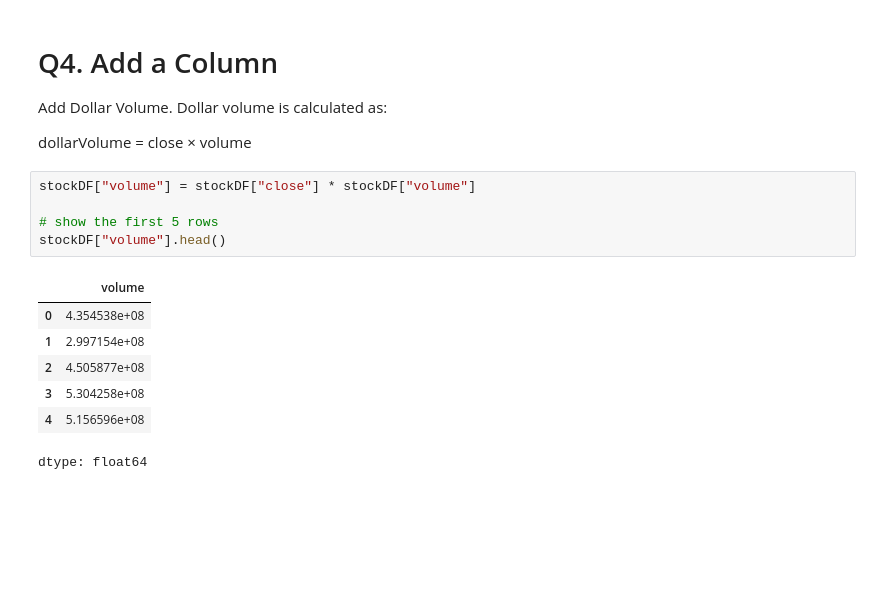
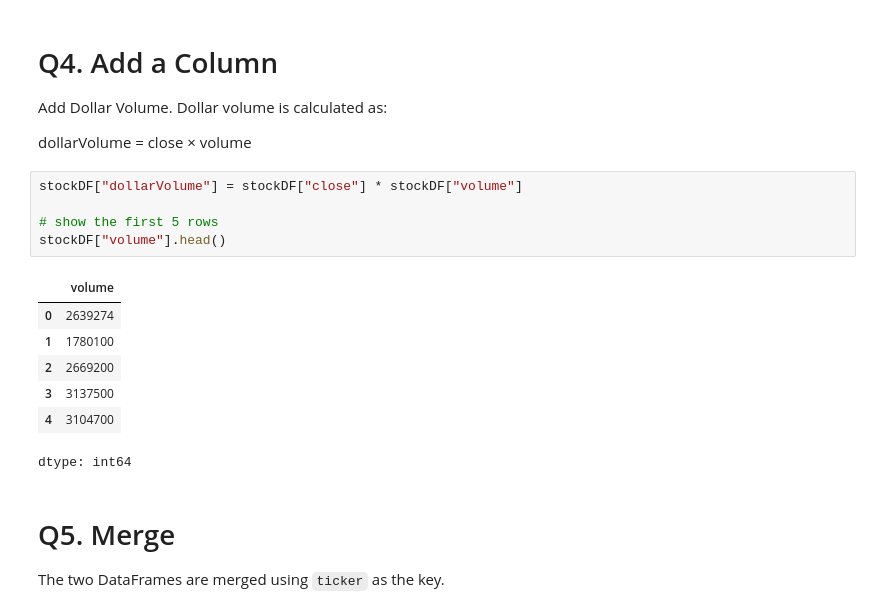
Before and after one commit to riodino14/colab-project, a Jupyter notebook: hw5.ipynb, the cells around one changed output. Saved outputs shown, nothing was run; the diff lists cells and outputs as text; blank space fills up the shorter version.

```diff
--- a/hw5.ipynb
+++ b/hw5.ipynb
@@ -86,15 +86,18 @@ Dollar volume is calculated as:
 
 dollarVolume = close × volume
 # %%
-stockDF["volume"] = stockDF["close"] * stockDF["volume"]
+stockDF["dollarVolume"] = stockDF["close"] * stockDF["volume"]
 
 # show the first 5 rows
 stockDF["volume"].head()
 # %% [output]
 |  | volume |
-| 0 | 4.354538e+08 |
-| 1 | 2.997154e+08 |
-| 2 | 4.505877e+08 |
-| 3 | 5.304258e+08 |
-| 4 | 5.156596e+08 |
+| 0 | 2639274 |
+| 1 | 1780100 |
+| 2 | 2669200 |
+| 3 | 3137500 |
+| 4 | 3104700 |
-dtype: float64
+dtype: int64
+# %% [markdown]
+# Q5. Merge
+The two DataFrames are merged using `ticker` as the key.
```
Also changed, not shown: parts of 19 cells of this notebook.
